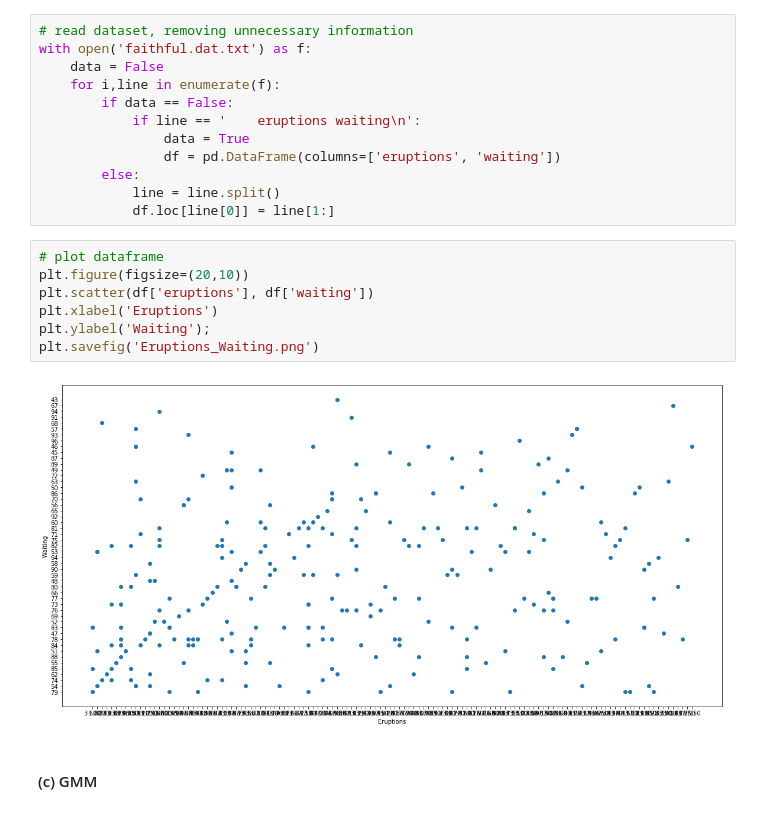
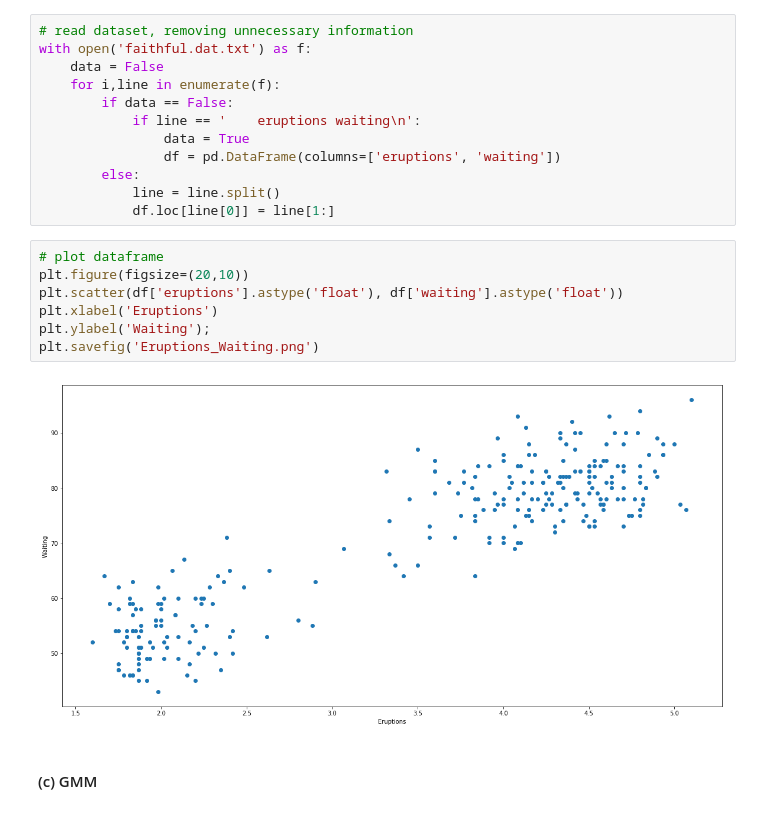
Before and after one commit to simirajpal/Applied-Machine-Learning, a Jupyter notebook: Assignment_3/Homework3_Code.ipynb, the cells around one changed output. Drawn from its saved outputs; the diff is of its cells as text.

Commit message:
fixed figures

```diff
--- a/Assignment_3/Homework3_Code.ipynb
+++ b/Assignment_3/Homework3_Code.ipynb
@@ -1042,12 +1042,12 @@ with open('faithful.dat.txt') as f:
 # %%
 # plot dataframe
 plt.figure(figsize=(20,10))
-plt.scatter(df['eruptions'], df['waiting'])
+plt.scatter(df['eruptions'].astype('float'), df['waiting'].astype('float'))
 plt.xlabel('Eruptions')
 plt.ylabel('Waiting');
 plt.savefig('Eruptions_Waiting.png')
 # %% [output]
-[figure, old version]
+[figure, new version]
 # %% [markdown]
 #### (c) GMM
 # %% [markdown]
```
Also changed, not shown: parts of 14 cells of this notebook, 5 other files.
